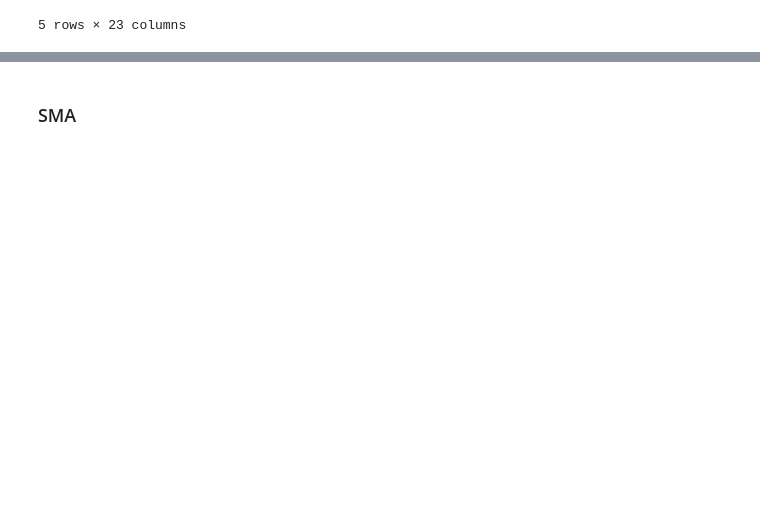
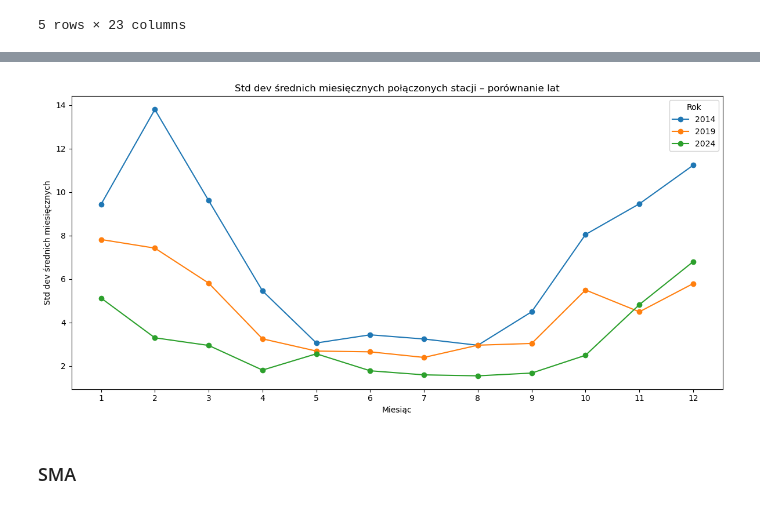
Before and after one commit to vardwyn/ZTP_projekt3, a Jupyter notebook: analiza.ipynb, the cells around one changed output, grey strips where cells are left out. Cells and saved outputs as stored; diff of their text form; code cells hidden in the pictures; blank space fills up the shorter version.

```diff
--- a/analiza.ipynb
+++ b/analiza.ipynb
@@ -979,2 +353,6 @@ plt.show()
+# %%
+plot_monthly_avg_station_std_comparison(monthly_avg_station)
+# %% [output]
+[figure, added]
 # %% [markdown]
 ### SMA
```
Also changed, not shown: parts of 36 cells of this notebook, 15 other files.
